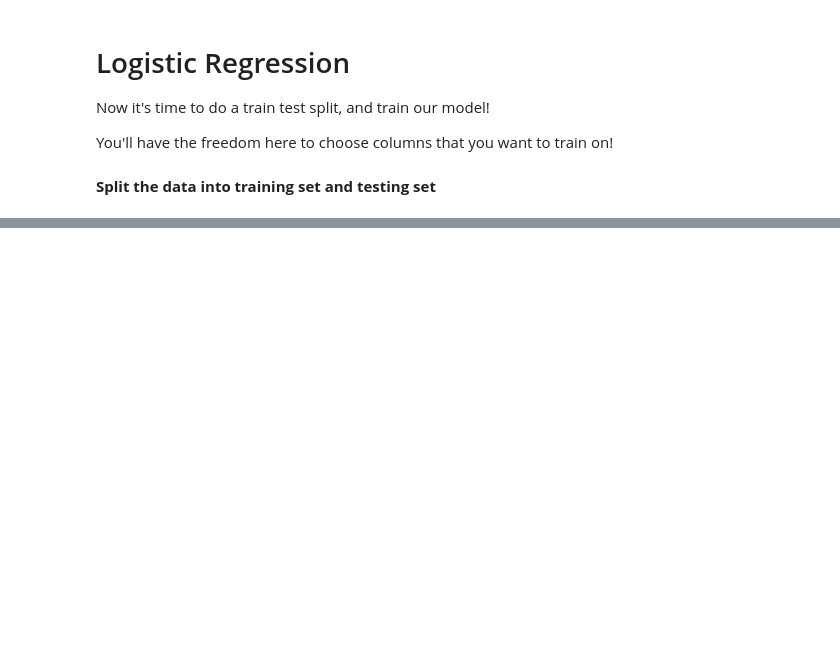
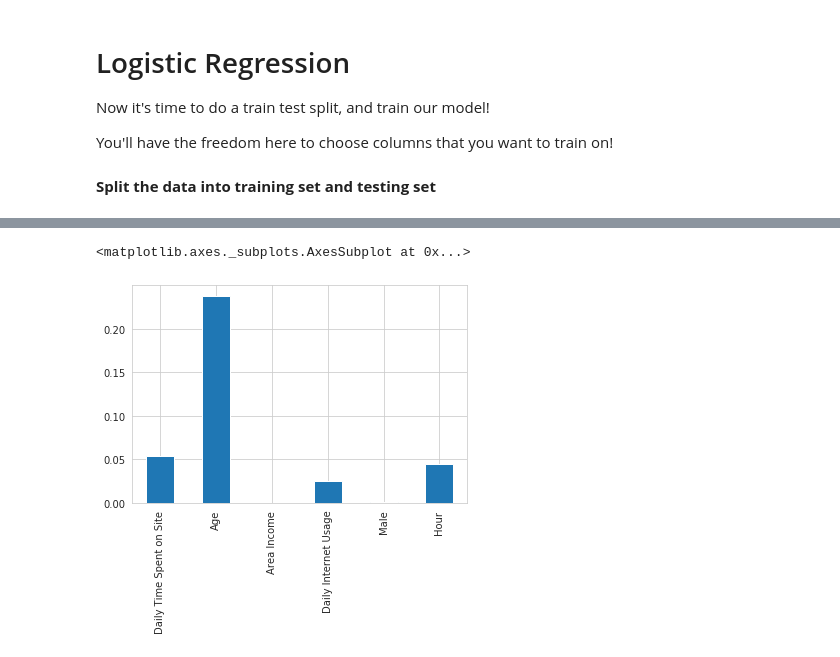
Before and after one commit to GkouskosV/Python-for-Data-Science-and-Machine-Learning-Bootcamp, a Jupyter notebook: Machine_Learning_Sections/Logistic_regression/Log_regression_advertisement_project.ipynb, the cells around one changed output, grey strips where cells are left out. Drawn from its saved outputs; the diff is of its cells as text; code cells hidden in the pictures; blank space fills up the shorter version.

Commit message:
Logistic Regression Continue #2 First modeel Trained

```diff
--- a/Machine_Learning_Sections/Logistic_regression/Log_regression_advertisement_project.ipynb
+++ b/Machine_Learning_Sections/Logistic_regression/Log_regression_advertisement_project.ipynb
@@ -154,0 +228,2 @@ str
+# %%
+X_train, X_test, y_train, y_test = train_test_split(X, y, test_size=0.33, random_state=101)
@@ -154,0 +234,4 @@ str
+# %%
+logmodel_1 = LogisticRegression(max_iter=80)
+# %%
+logmodel_1.fit(X_train, y_train)
@@ -154,0 +273,3 @@ str
+# %%
+coefs_1 = pd.DataFrame(logmodel_1.coef_[0], X_train.columns, columns=['Coefs_1'])
+coefs_1
@@ -154,0 +284,5 @@ str
+# %%
+coefs_1['Coefs_1'].apply(lambda x: np.abs(x)).plot.bar()
+# %% [output]
+<matplotlib.axes._subplots.AxesSubplot at 0x...>
+[figure, added]
```
Also changed, not shown: parts of 30 cells of this notebook.
